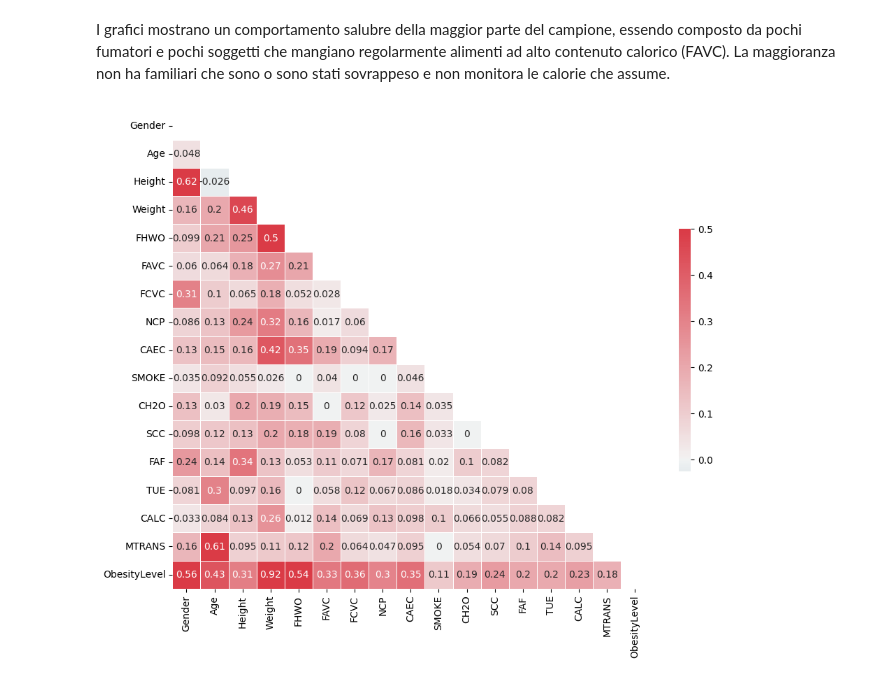
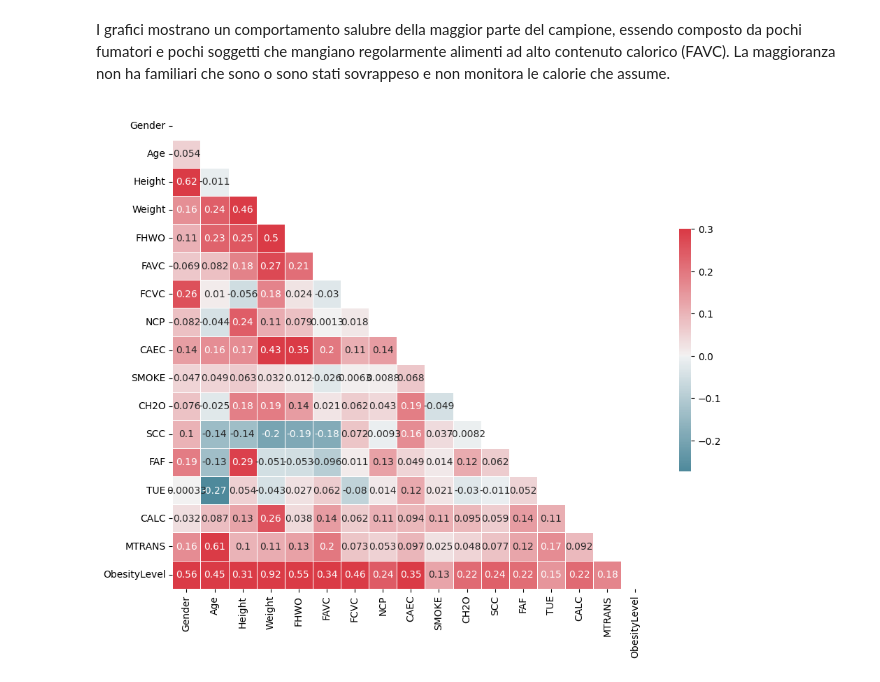
Before and after one commit to LorenzoColletta/DataIntensive, a Jupyter notebook: Data_Intensive_Project.ipynb, the cells around one changed output. Saved outputs shown, nothing was run; the diff lists cells and outputs as text; code cells hidden in the pictures.

Commit message:
correlation matrix

```diff
--- a/Data_Intensive_Project.ipynb
+++ b/Data_Intensive_Project.ipynb
@@ -492,30 +494,28 @@ plt.show()
 # %% [markdown]
 I grafici mostrano un comportamento salubre della maggior parte del campione, essendo composto da pochi fumatori e pochi soggetti che mangiano regolarmente alimenti ad alto contenuto calorico (FAVC). La maggioranza non ha familiari che sono o sono stati sovrappeso e non monitora le calorie che assume.
 # %%
-correlation = associations(obesity_round_data,
-             nominal_columns='auto',
-             numerical_columns=['Age', 'Height', 'Weight'],
-             mark_columns=False,
-             nom_nom_assoc='cramer',
-             num_num_assoc='pearson',
-             nan_strategy='replace',
-             figsize=(10,10),
-             ax=None, annot=True, fmt='.2f', cmap=None, sv_color='silver', cbar=True, vmax=1.0, vmin=None, plot=False, compute_only=False, clustering=False, title=None, filename=None)
+correlation = associations(
+    obesity_round_data,
+    nominal_columns='auto',
+    numerical_columns=None,
+    mark_columns=False,
+    nom_nom_assoc='cramer',
+    num_num_assoc='pearson',
+    nan_strategy='replace',
+    plot=False
+)
 # %%
 def plot_correlation(dataset):
     cmap = sns.diverging_palette(220, 10, as_cmap=True)
     # Generate a mask for the upper triangle
     mask = np.zeros_like(dataset, dtype=bool)
     mask[np.triu_indices_from(mask)] = True
 
     # Set up the matplotlib figure
     f, ax = plt.subplots(figsize=(11, 9))
     # Draw the heatmap with the mask and correct aspect ratio
-    sns.heatmap(dataset, mask=mask, cmap=cmap, vmax=.5, center=0,annot = True, square=True, linewidths=.5, cbar_kws={"shrink": .5});
+    sns.heatmap(dataset, mask=mask, cmap=cmap, vmax=.3, center=0,annot = True, square=True, linewidths=.5, cbar_kws={"shrink": .5});
 
-corr = correlation['corr']
-# plot_correlation(correlation['corr'])
-df = pd.DataFrame(corr)
-plot_correlation(df)
+plot_correlation(correlation['corr'])
 # %% [output]
-[figure, old version]
+[figure, new version]
```
Also changed, not shown: parts of 7 cells of this notebook.
